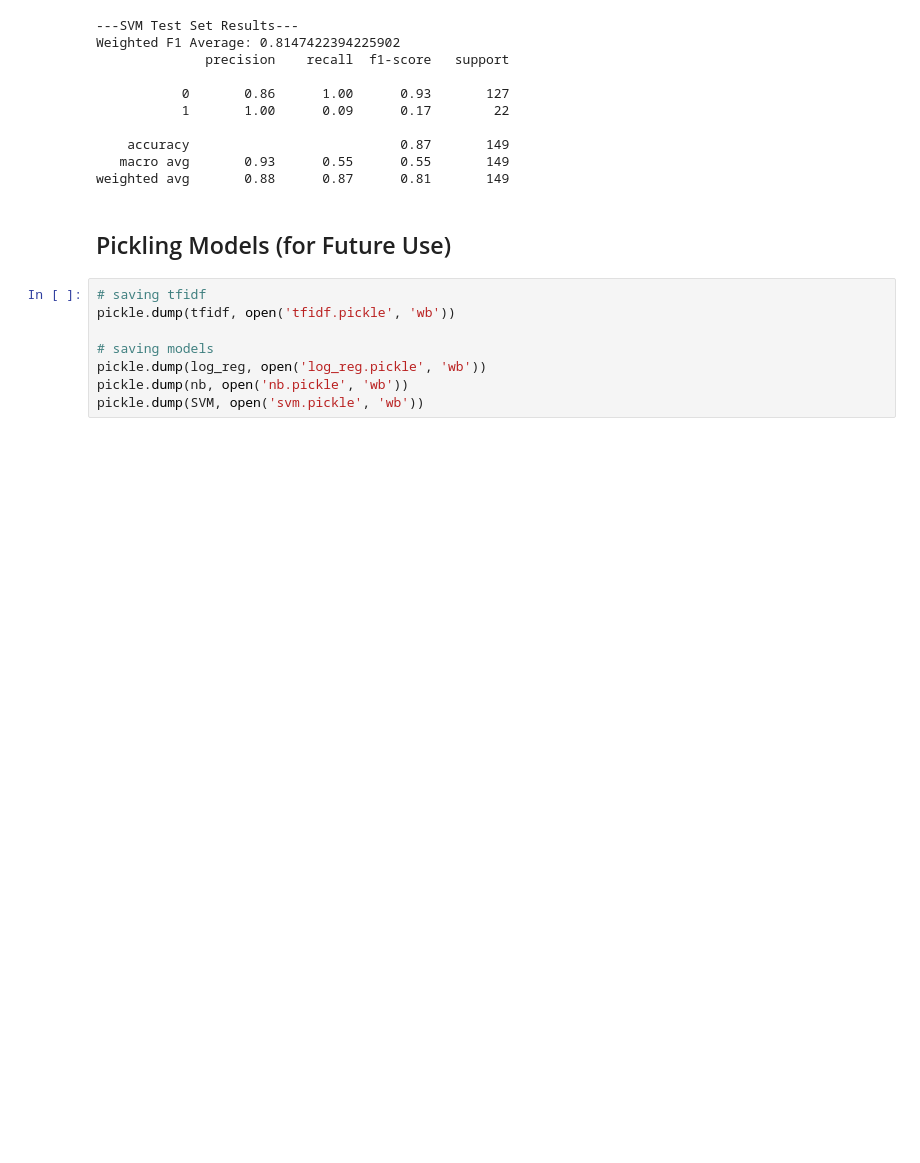
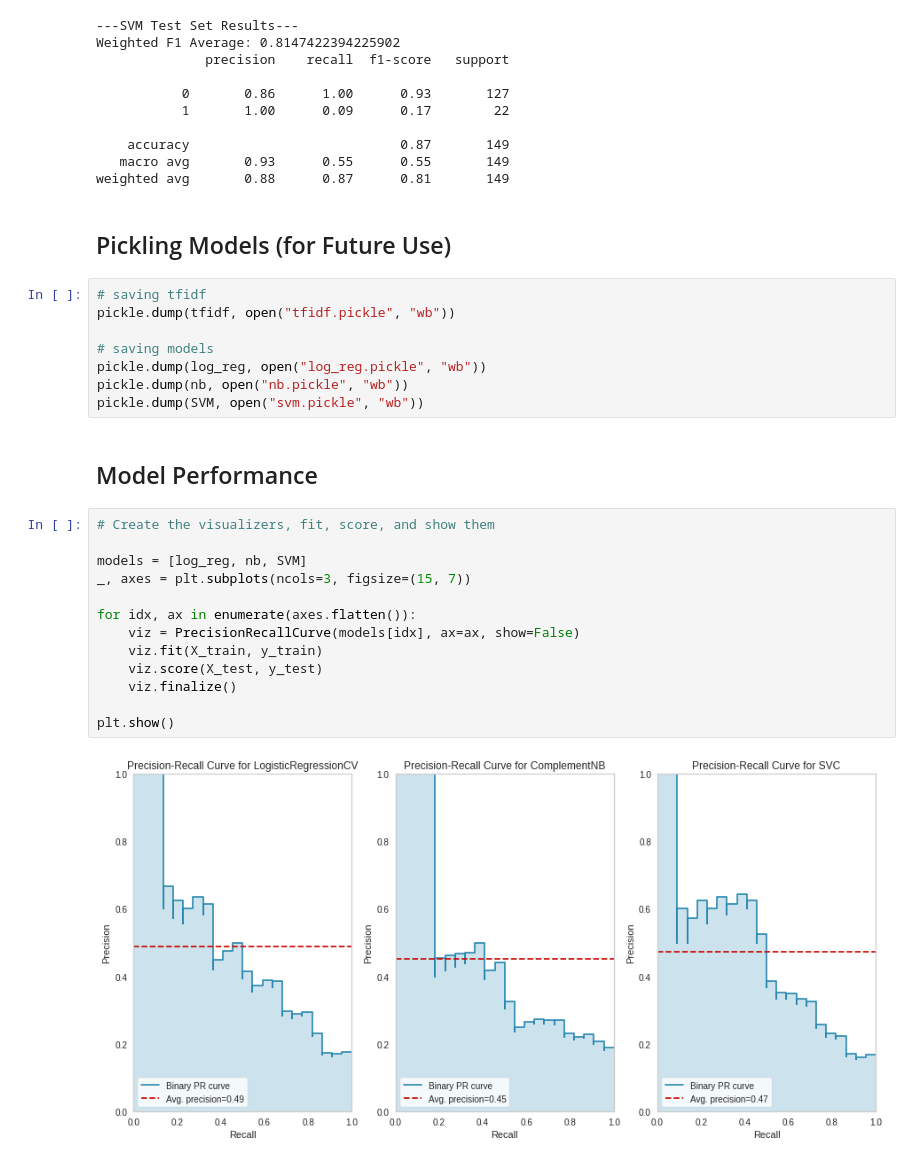
Before and after one commit to Paulj1989/bulgarian-constitutional-court-decisions, a Jupyter notebook: models/baseline_models.ipynb, the cells around one changed output. Cells and saved outputs as stored; diff of their text form; blank space fills up the shorter version.

```diff
--- a/models/baseline_models.ipynb
+++ b/models/baseline_models.ipynb
@@ -169,9 +179,26 @@ weighted avg       0.88      0.87      0.81       149
 ## Pickling Models (for Future Use)
 # %%
 # saving tfidf
-pickle.dump(tfidf, open('tfidf.pickle', 'wb'))
+pickle.dump(tfidf, open("tfidf.pickle", "wb"))
 
 # saving models
-pickle.dump(log_reg, open('log_reg.pickle', 'wb'))
-pickle.dump(nb, open('nb.pickle', 'wb'))
-pickle.dump(SVM, open('svm.pickle', 'wb'))
+pickle.dump(log_reg, open("log_reg.pickle", "wb"))
+pickle.dump(nb, open("nb.pickle", "wb"))
+pickle.dump(SVM, open("svm.pickle", "wb"))
+# %% [markdown]
+## Model Performance
+# %%
+# Create the visualizers, fit, score, and show them
+
+models = [log_reg, nb, SVM]
+_, axes = plt.subplots(ncols=3, figsize=(15, 7))
+
+for idx, ax in enumerate(axes.flatten()):
+    viz = PrecisionRecallCurve(models[idx], ax=ax, show=False)
+    viz.fit(X_train, y_train)
+    viz.score(X_test, y_test)
+    viz.finalize()
+
+plt.show()
+# %% [output]
+[figure, added]
```
Also changed, not shown: parts of 11 cells of this notebook.
